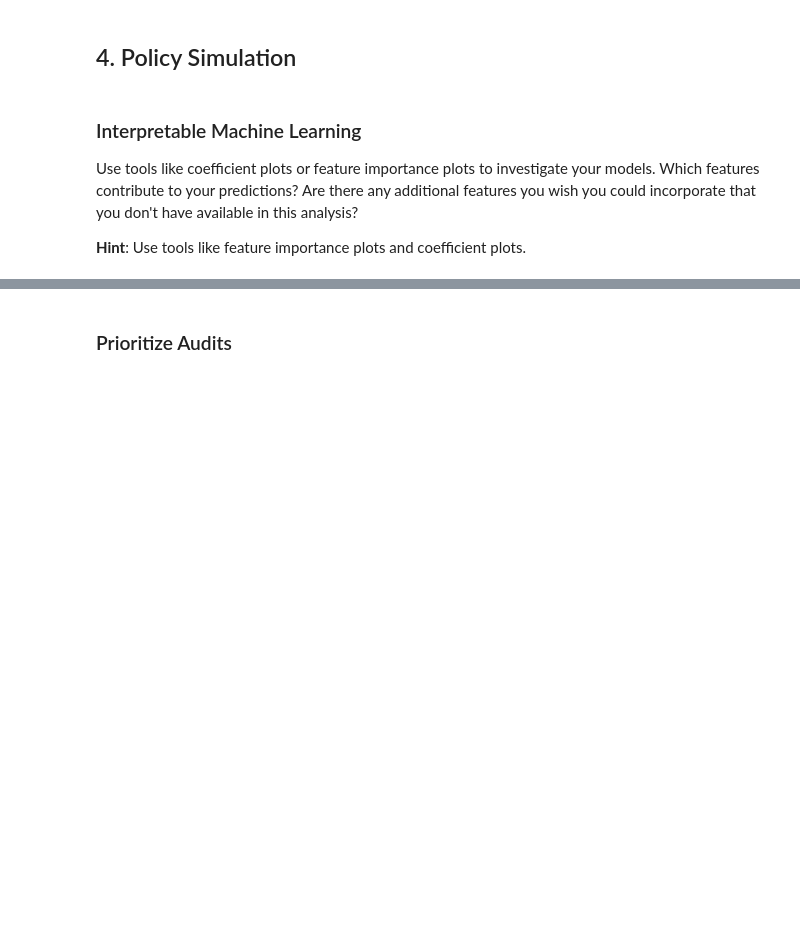
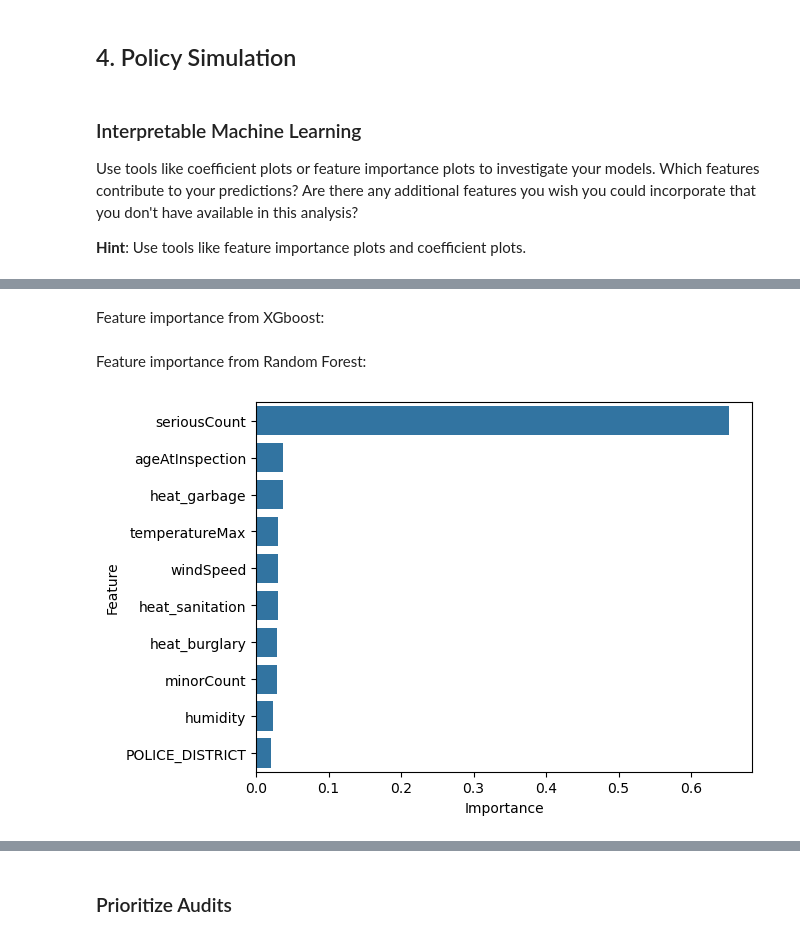
Before and after one commit to ishsac123/Computational-Social-Science-Projects., a Jupyter notebook: Project 3 Students.ipynb, the cells around one changed output, grey strips where cells are left out. Drawn from its saved outputs; the diff is of its cells as text; code cells hidden in the pictures; blank space fills up the shorter version.

```diff
--- a/Project 3 Students.ipynb
+++ b/Project 3 Students.ipynb
@@ -231,0 +512,25 @@ Use tools like coefficient plots or feature importance plots to investigate your
+# %% [markdown]
+Feature importance from XGboost:
+# %% [markdown]
+Feature importance from Random Forest:
+# %%
+# fitting the forrest model
+
+# fit the random forest on data to get feature importance
+# ----------
+rf_classifier.fit(X, y.ravel())
+
+# import library
+import seaborn as sns
+
+# create feature importance dataframe
+feat_importances = pd.concat([pd.DataFrame(X.columns),pd.DataFrame(np.transpose(rf_classifier.feature_importances_))], axis = 1)
+feat_importances.columns = ["Feature", "Importance"]
+
+# plot
+sns.barplot(x = "Importance",
+            y = "Feature",
+            data = feat_importances.nlargest(10, 'Importance')) # identify the 10 most important features
+plt.show()
+# %% [output]
+[figure, added]
```
Also changed, not shown: parts of 46 cells of this notebook.
